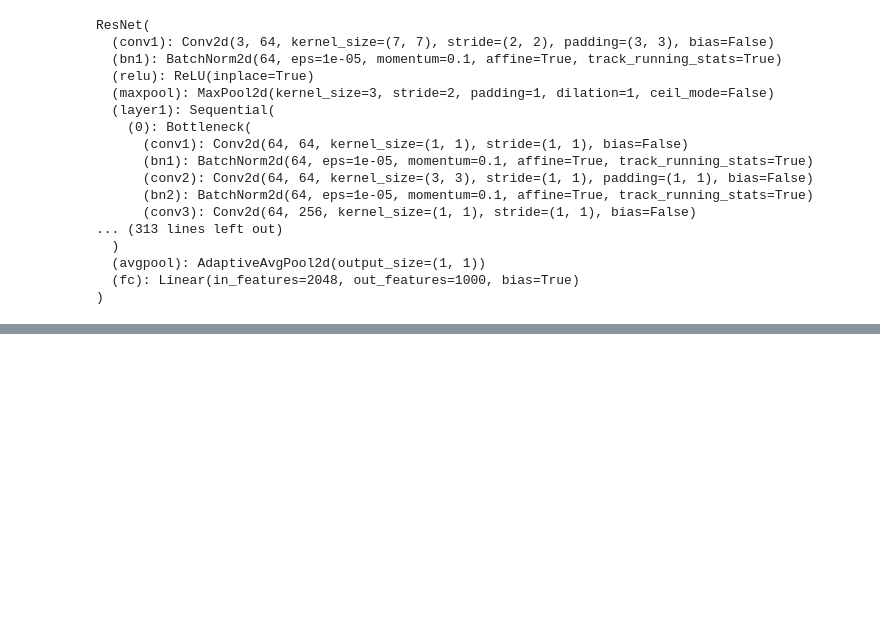
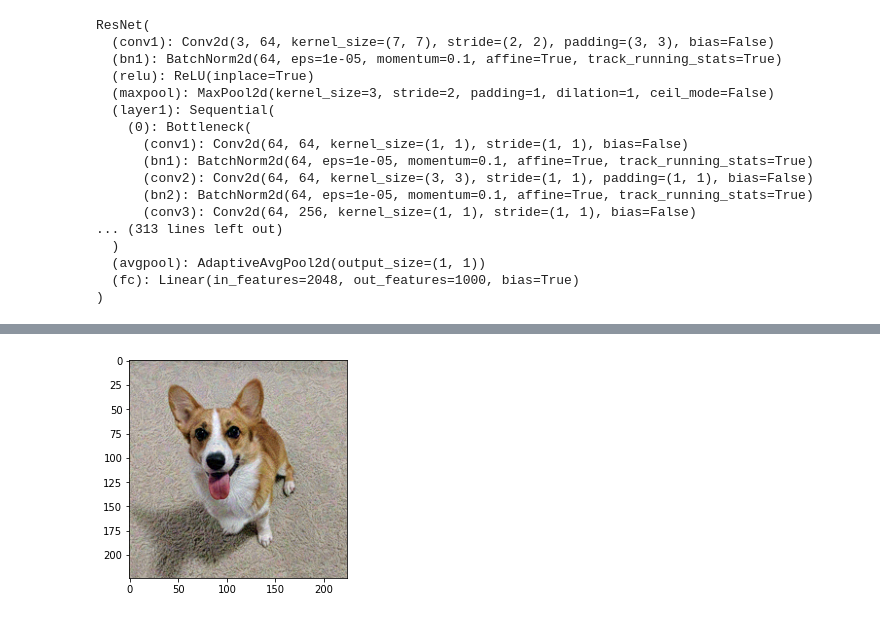
Before and after one commit to hyeon1263/PyTorch_Study, a Jupyter notebook: 3min-pytorch/pytorch_coding/ch08.ipynb, the cells around one changed output, grey strips where cells are left out. Cells and saved outputs as stored; diff of their text form; code cells hidden in the pictures; blank space fills up the shorter version.

```diff
--- a/3min-pytorch/pytorch_coding/ch08.ipynb
+++ b/3min-pytorch/pytorch_coding/ch08.ipynb
@@ -33,0 +77,7 @@ ResNet(
+# %%
+def fgsm_attack(image, epsilon, gradient):
+    sign_gradient = gradient.sign()
+    perturbed_image = image + epsilon * sign_gradient   # 이미지의 각 픽셀을 sign_gradient방향으로 epsilon만큼 조절
+    perturbed_image = torch.clamp(perturbed_image, 0, 1)    # [0,1] 범위를 벗어나는 값 조절
+
+    return perturbed_image
@@ -33,0 +109,7 @@ ResNet(
+# %%
+# 이미지의 기울기 추출
+gradient = img_tensor.grad.data
+
+# FGSM 공격으로 적대적 예제 생성
+epsilon = 0.03
+perturbed_data = fgsm_attack(img_tensor, epsilon, gradient)
@@ -33,0 +129,8 @@ ResNet(
+# %%
+perturbed_data_view = perturbed_data.squeeze(0).detach()
+perturbed_data_view = perturbed_data_view.transpose(0,2).transpose(0,1).numpy()
+
+plt.imshow(perturbed_data_view)
+plt.show()
+# %% [output]
+[figure, added]
```
Also changed, not shown: parts of 14 cells of this notebook.
